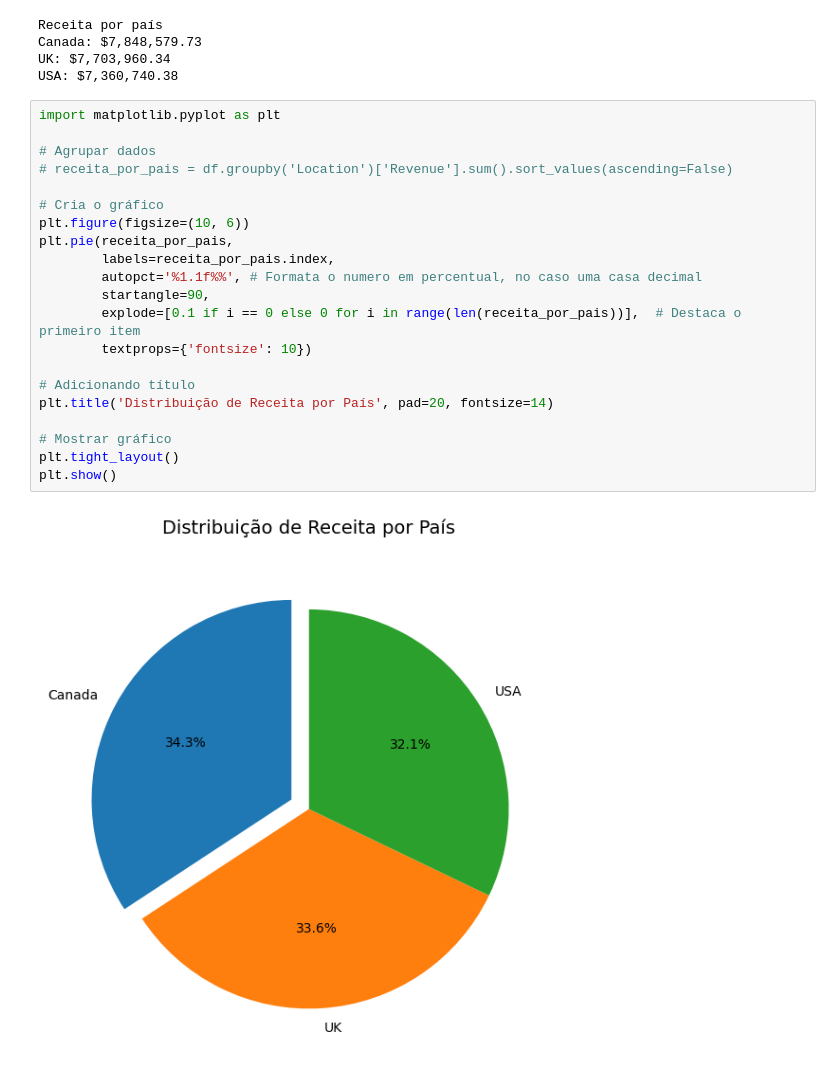
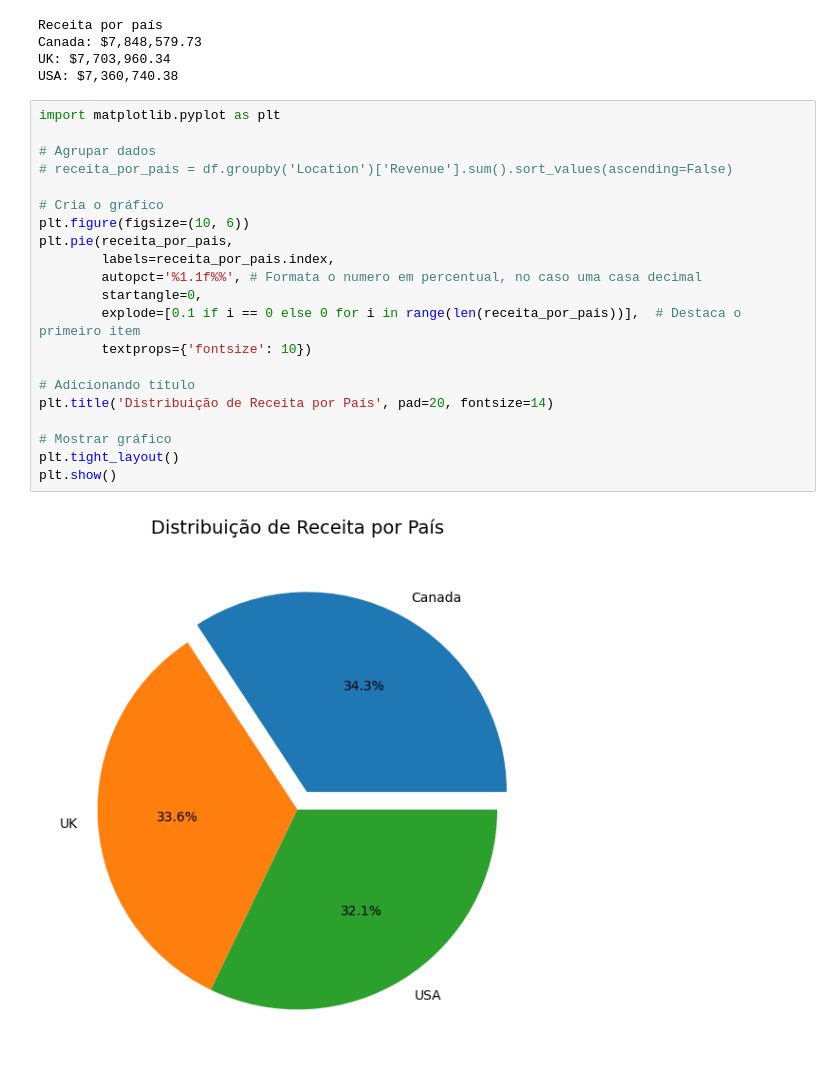
Before and after one commit to fabiobaroliveira/analise_exploratoria_de_dados, a Jupyter notebook: projeto_vendas_suplementos/analise_exploratoria_vendas_suplementos.ipynb, the cells around one changed output. Saved outputs shown, nothing was run; the diff lists cells and outputs as text.

```diff
--- a/projeto_vendas_suplementos/analise_exploratoria_vendas_suplementos.ipynb
+++ b/projeto_vendas_suplementos/analise_exploratoria_vendas_suplementos.ipynb
@@ -138,23 +138,23 @@ USA: $7,360,740.38
 # %%
 import matplotlib.pyplot as plt
 
 # Agrupar dados
 # receita_por_pais = df.groupby('Location')['Revenue'].sum().sort_values(ascending=False)
 
 # Cria o gráfico
 plt.figure(figsize=(10, 6))
 plt.pie(receita_por_pais,
         labels=receita_por_pais.index,
         autopct='%1.1f%%', # Formata o numero em percentual, no caso uma casa decimal
-        startangle=90,
+        startangle=0,
         explode=[0.1 if i == 0 else 0 for i in range(len(receita_por_pais))],  # Destaca o primeiro item
         textprops={'fontsize': 10})
 
 # Adicionando título
 plt.title('Distribuição de Receita por País', pad=20, fontsize=14)
 
 # Mostrar gráfico
 plt.tight_layout()
 plt.show()
 # %% [output]
-[figure, old version]
+[figure, new version]
```
Also changed, not shown: parts of 4 cells of this notebook.
